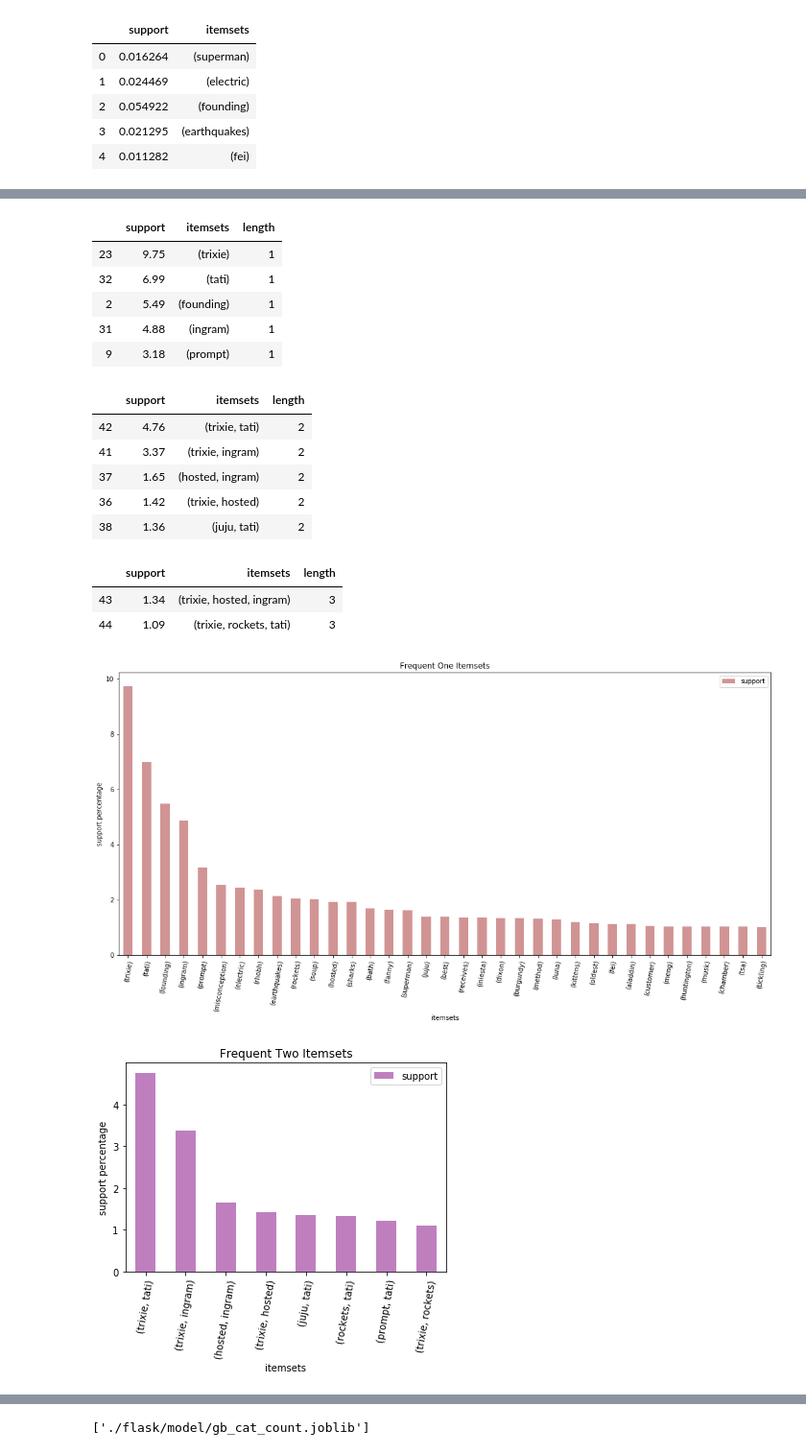
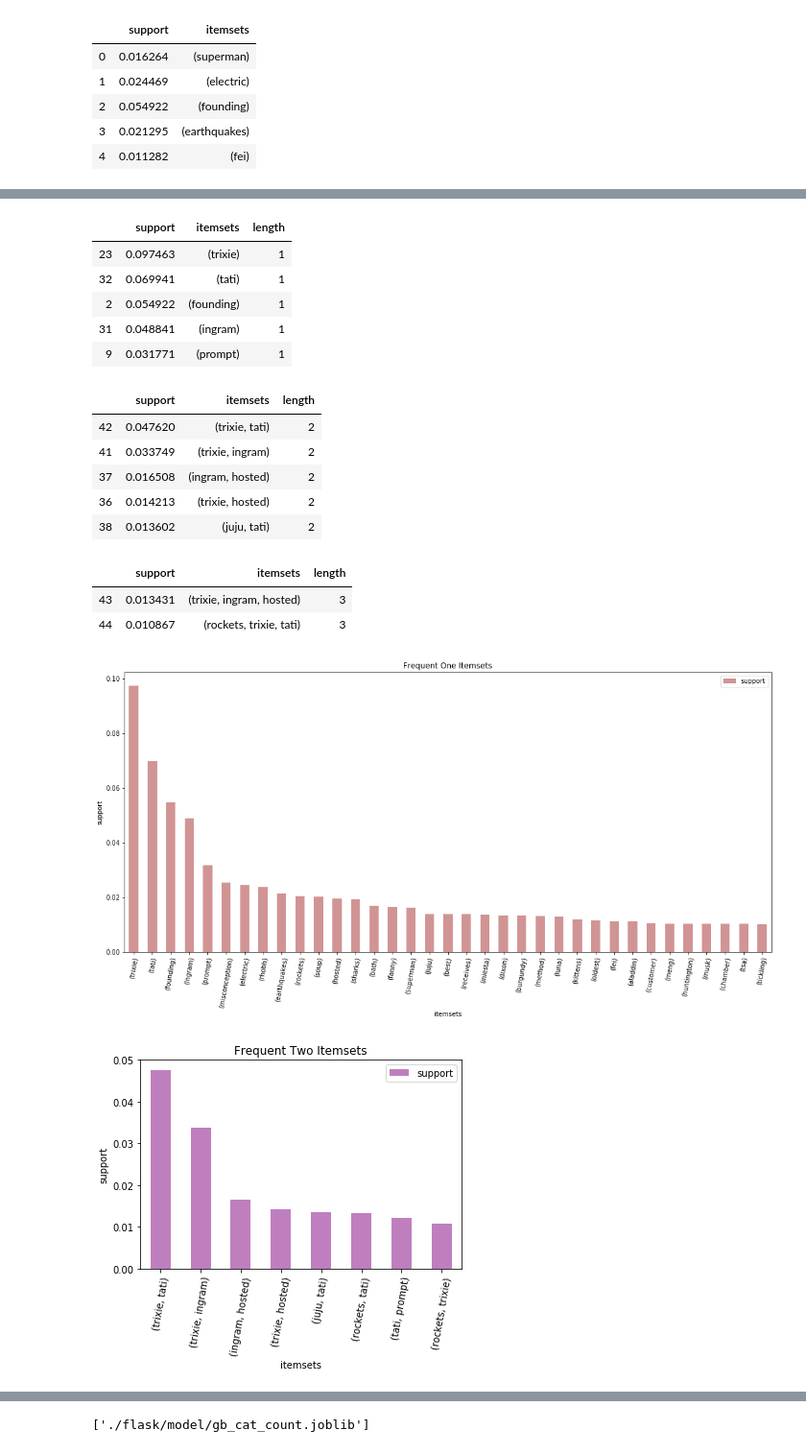
Before and after one commit to run-cmw/trending-yt-vids-api, a Jupyter notebook: project/time_association.ipynb, the cells around one changed output, grey strips where cells are left out. Shown at 96% size. Saved outputs shown, nothing was run; the diff lists cells and outputs as text; code cells hidden in the pictures.

```diff
--- a/project/time_association.ipynb
+++ b/project/time_association.ipynb
@@ -687,10 +684,8 @@ frequent_itemsets.head()
 | 3 | 0.021295 | (earthquakes) |
 | 4 | 0.011282 | (fei) |
 # %%
-# ** Don't must re-run frequent_itemsets if running this multiple times because it will keep multipling if not
 frequent_itemsets['length'] = frequent_itemsets['itemsets'].apply(lambda x: len(x))
 frequent_itemsets = frequent_itemsets.sort_values(by='support', ascending=False)
-frequent_itemsets['support'] = round((frequent_itemsets['support'] * 100), 2) # convert decimal form to percentage
 len(frequent_itemsets) # => 45
 frequent_itemsets.head()
 # %% [output]
@@ -705,44 +700,44 @@ frequent_one_itemsets = frequent_itemsets[(frequent_itemsets['length'] == 1)]
 frequent_one_itemsets.head()
 # %% [output]
 |  | support | itemsets | length |
-| 23 | 9.75 | (trixie) | 1 |
-| 32 | 6.99 | (tati) | 1 |
-| 2 | 5.49 | (founding) | 1 |
-| 31 | 4.88 | (ingram) | 1 |
-| 9 | 3.18 | (prompt) | 1 |
+| 23 | 0.097463 | (trixie) | 1 |
+| 32 | 0.069941 | (tati) | 1 |
+| 2 | 0.054922 | (founding) | 1 |
+| 31 | 0.048841 | (ingram) | 1 |
+| 9 | 0.031771 | (prompt) | 1 |
 # %%
 frequent_two_itemsets = frequent_itemsets[(frequent_itemsets['length'] == 2)]
 frequent_two_itemsets.head()
 # %% [output]
 |  | support | itemsets | length |
-| 42 | 4.76 | (trixie, tati) | 2 |
-| 41 | 3.37 | (trixie, ingram) | 2 |
-| 37 | 1.65 | (hosted, ingram) | 2 |
-| 36 | 1.42 | (trixie, hosted) | 2 |
-| 38 | 1.36 | (juju, tati) | 2 |
+| 42 | 0.047620 | (trixie, tati) | 2 |
+| 41 | 0.033749 | (trixie, ingram) | 2 |
+| 37 | 0.016508 | (ingram, hosted) | 2 |
+| 36 | 0.014213 | (trixie, hosted) | 2 |
+| 38 | 0.013602 | (juju, tati) | 2 |
 # %%
 frequent_three_itemsets = frequent_itemsets[(frequent_itemsets['length'] == 3)]
 frequent_three_itemsets
 # %% [output]
 |  | support | itemsets | length |
-| 43 | 1.34 | (trixie, hosted, ingram) | 3 |
-| 44 | 1.09 | (trixie, rockets, tati) | 3 |
+| 43 | 0.013431 | (trixie, ingram, hosted) | 3 |
+| 44 | 0.010867 | (rockets, trixie, tati) | 3 |
 # %%
 frequent_one_itemsets.plot.bar('itemsets', 'support', color='brown', alpha=0.5, figsize=(18,8))
 plt.xticks(rotation=80)
 plt.title("Frequent One Itemsets")
-plt.ylabel('support percentage')
+plt.ylabel('support')
 plt.xlabel('itemsets');
 # %% [output]
-[figure, old version]
+[figure, new version]
 # %%
 frequent_two_itemsets.plot.bar('itemsets', 'support', color='purple', alpha=0.5)
 plt.xticks(rotation=80)
 plt.title("Frequent Two Itemsets")
-plt.ylabel('support percentage')
+plt.ylabel('support')
 plt.xlabel('itemsets');
 # %% [output]
-[figure, old version]
+[figure, new version]
 # %%
 frequent_three_itemsets.plot.bar('itemsets', 'support', color='black', alpha=0.5)
 plt.xticks(rotation=80)
```
Also changed, not shown: parts of 40 cells of this notebook, 16 other files.
